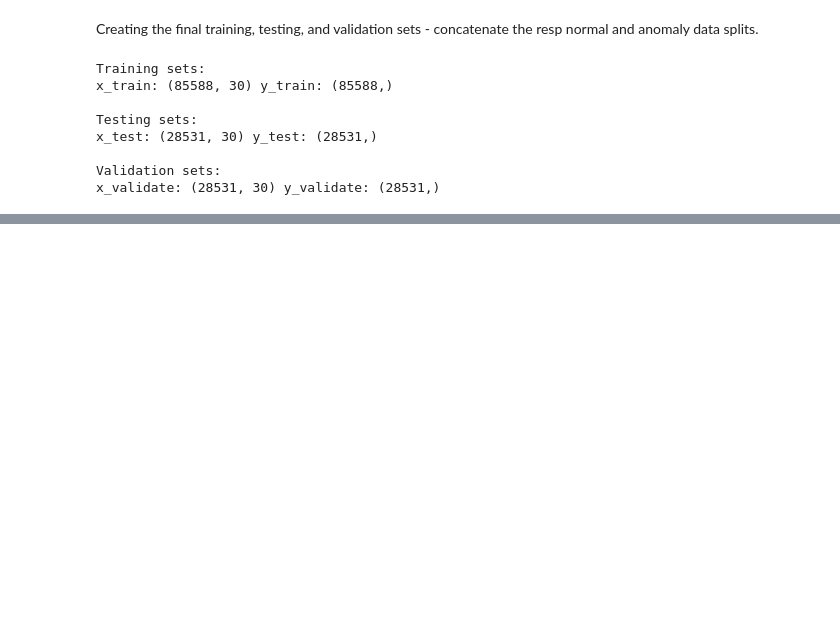
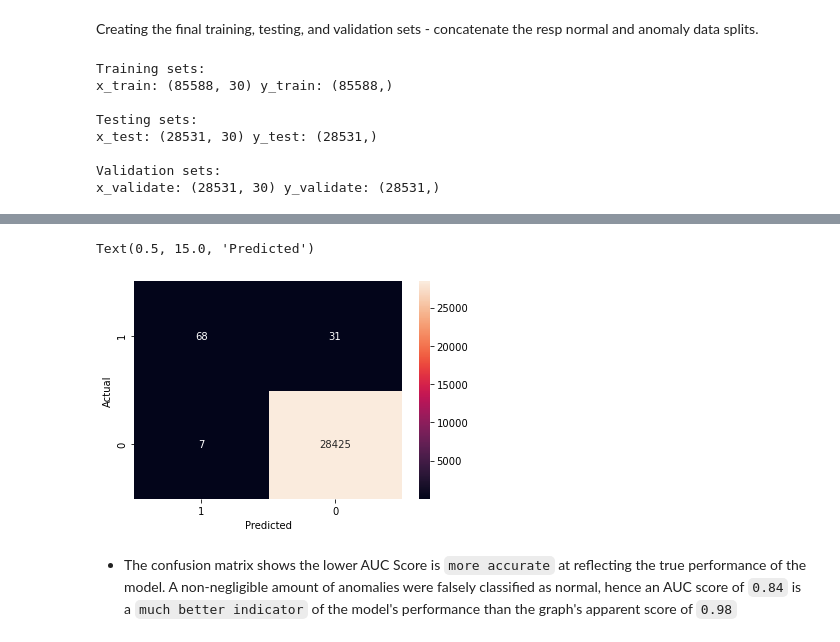
Before and after one commit to Joshua-Abok/mlops-w-creditcard-data, a Jupyter notebook: cc_model_training.ipynb, the cells around one changed output, grey strips where cells are left out. Cells and saved outputs as stored; diff of their text form; code cells hidden in the pictures; blank space fills up the shorter version.

```diff
--- a/cc_model_training.ipynb
+++ b/cc_model_training.ipynb
@@ -99,0 +139,14 @@ x_validate: (28531, 30) y_validate: (28531,)
+# %%
+# confusion matrix
+conf_matrix = confusion_matrix(y_test, preds)
+ax =sns.heatmap(conf_matrix, annot=True, fmt='g')
+ax.invert_xaxis()
+ax.invert_yaxis()
+
+plt.ylabel('Actual')
+plt.xlabel('Predicted')
+# %% [output]
+Text(0.5, 15.0, 'Predicted')
+[figure, added]
+# %% [markdown]
+* The confusion matrix shows the lower AUC Score is `more accurate` at reflecting the true performance of the model. A non-negligible amount of anomalies were falsely classified as normal, hence an AUC score of `0.84` is a `much better indicator` of the model's performance than the graph's apparent score of `0.98`
```
Also changed, not shown: parts of 21 cells of this notebook.
